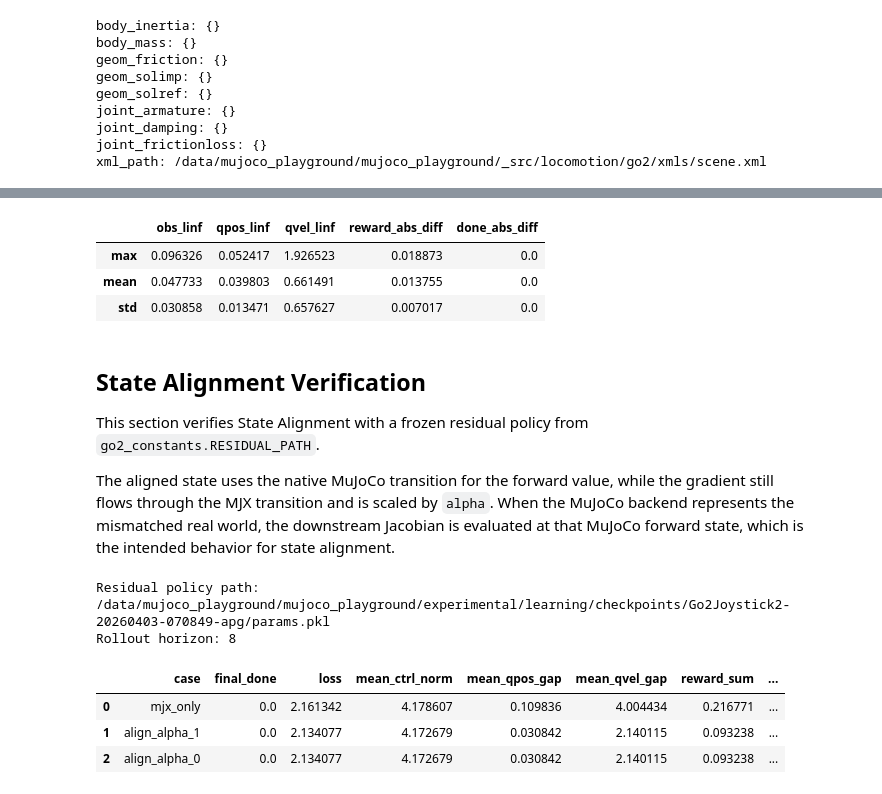
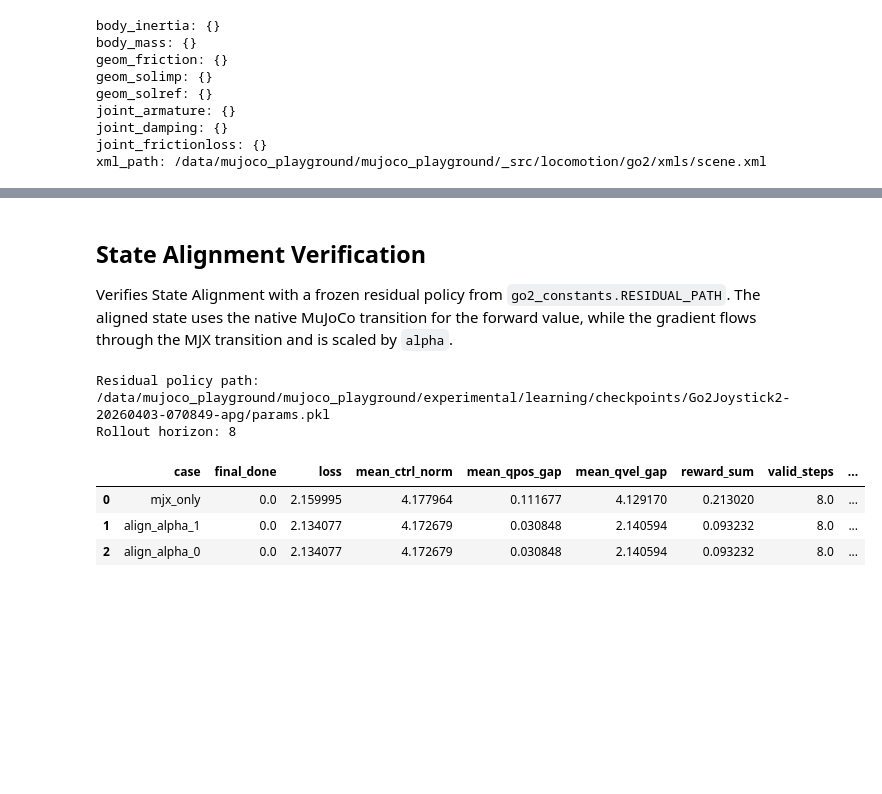
Before and after one commit to MacQWER/mujoco_playground, a Jupyter notebook: mujoco_playground/experimental/learning/real_world_fine_tuning.ipynb, the cells around one changed output, grey strips where cells are left out. Drawn from its saved outputs; the diff is of its cells as text; code cells hidden in the pictures; blank space fills up the shorter version.

Commit message:
Implemented state alignment

```diff
--- a/mujoco_playground/experimental/learning/real_world_fine_tuning.ipynb
+++ b/mujoco_playground/experimental/learning/real_world_fine_tuning.ipynb
@@ -216,14 +83,4 @@ plt.show()
-# %%
-summary = consistency_df[plot_cols].agg(["max", "mean", "std"])
-summary
-# %% [output]
-|  | obs_linf | qpos_linf | qvel_linf | reward_abs_diff | done_abs_diff |
-| max | 0.096326 | 0.052417 | 1.926523 | 0.018873 | 0.0 |
-| mean | 0.047733 | 0.039803 | 0.661491 | 0.013755 | 0.0 |
-| std | 0.030858 | 0.013471 | 0.657627 | 0.007017 | 0.0 |
 # %% [markdown]
 ## State Alignment Verification
 
-This section verifies State Alignment with a frozen residual policy from `go2_constants.RESIDUAL_PATH`.
-
-The aligned state uses the native MuJoCo transition for the forward value, while the gradient still flows through the MJX transition and is scaled by `alpha`. When the MuJoCo backend represents the mismatched real world, the downstream Jacobian is evaluated at that MuJoCo forward state, which is the intended behavior for state alignment.
+Verifies State Alignment with a frozen residual policy from `go2_constants.RESIDUAL_PATH`. The aligned state uses the native MuJoCo transition for the forward value, while the gradient flows through the MJX transition and is scaled by `alpha`.
@@ -263,56 +87,51 @@ def verification_loss_fn(env, data):
 # %%
 rollout_horizon = 8
 
-mjx_cfg_align, mj_cfg_align = make_alignment_configs(use_mjx_xml_for_mujoco=True)
+EnvCls_mjx, EnvCls_mj, mjx_cfg_align, mj_cfg_align = ValidationTools.make_alignment_configs(use_mjx_xml_for_mujoco=True)
 
-mjx_env_align = JoystickGo2(config=mjx_cfg_align)
-mj_env_align = JoystickGo2Mujoco(config=mj_cfg_align)
+mjx_env_align = EnvCls_mjx(config=mjx_cfg_align)
+mj_env_align = EnvCls_mj(config=mj_cfg_align)
 state_alignment_manager = manager_lib.StateAlignmentManager(mjx_env_align, mj_env_align)
 
 residual_policy = state_alignment_lib.load_residual_inference_fn(consts.RESIDUAL_PATH)
 
-rng = jax.random.PRNGKey(0)
-state_align_mjx = mjx_env_align.reset(rng)
-state_align_mj = mj_env_align.reset(rng)
+state_align_mjx = mjx_env_align.reset(jax.random.PRNGKey(0))
+state_align_mj = mj_env_align.reset(jax.random.PRNGKey(0))
 
 mjx_step, align_step = state_alignment_manager.make_step_fns(
     initial_mjx_state=state_align_mjx,
     initial_native_state=state_align_mj,
     policy_fn=residual_policy,
     horizon=rollout_horizon,
-    loss_fn=verification_loss_fn,
+    loss_fn=ValidationTools.verification_loss_fn,
 )
-
-policy_rng = jax.random.PRNGKey(123)
-test_action, test_aux = residual_policy(state_align_mjx.obs, policy_rng)
-test_action.shape
 
 eta0 = jp.array(1.0, dtype=state_align_mjx.data.qpos.dtype)
 alpha1 = jp.array(1.0, dtype=state_align_mjx.data.qpos.dtype)
 alpha0 = jp.array(0.0, dtype=state_align_mjx.data.qpos.dtype)
 
 metrics_mjx = mjx_step(eta0)
 metrics_alpha1 = align_step(eta0, alpha1)
 metrics_alpha0 = align_step(eta0, alpha0)
 
 grad_mjx = jax.grad(lambda eta: mjx_step(eta)["loss"])(eta0)
 grad_alpha1 = jax.grad(lambda eta: align_step(eta, alpha1)["loss"])(eta0)
 grad_alpha0 = jax.grad(lambda eta: align_step(eta, alpha0)["loss"])(eta0)
 
 verification_df = pd.DataFrame([
     {"case": "mjx_only", **{k: float(v) for k, v in metrics_mjx.items()}, "grad_dloss_deta": float(grad_mjx)},
     {"case": "align_alpha_1", **{k: float(v) for k, v in metrics_alpha1.items()}, "grad_dloss_deta": float(grad_alpha1)},
     {"case": "align_alpha_0", **{k: float(v) for k, v in metrics_alpha0.items()}, "grad_dloss_deta": float(grad_alpha0)},
 ])
 verification_df["grad_abs_diff_vs_mjx"] = np.abs(verification_df["grad_dloss_deta"] - float(grad_mjx))
 
 print("Residual policy path:", consts.RESIDUAL_PATH)
 print("Rollout horizon:", rollout_horizon)
 verification_df
 # %% [output]
 Residual policy path: /data/mujoco_playground/mujoco_playground/experimental/learning/checkpoints/Go2Joystick2-20260403-070849-apg/params.pkl
 Rollout horizon: 8
-|  | case | final_done | loss | mean_ctrl_norm | mean_qpos_gap | mean_qvel_gap | reward_sum | ... |
-| 0 | mjx_only | 0.0 | 2.161342 | 4.178607 | 0.109836 | 4.004434 | 0.216771 | ... |
-| 1 | align_alpha_1 | 0.0 | 2.134077 | 4.172679 | 0.030842 | 2.140115 | 0.093238 | ... |
-| 2 | align_alpha_0 | 0.0 | 2.134077 | 4.172679 | 0.030842 | 2.140115 | 0.093238 | ... |
+|  | case | final_done | loss | mean_ctrl_norm | mean_qpos_gap | mean_qvel_gap | reward_sum | valid_steps | ... |
+| 0 | mjx_only | 0.0 | 2.159995 | 4.177964 | 0.111677 | 4.129170 | 0.213020 | 8.0 | ... |
+| 1 | align_alpha_1 | 0.0 | 2.134077 | 4.172679 | 0.030848 | 2.140594 | 0.093232 | 8.0 | ... |
+| 2 | align_alpha_0 | 0.0 | 2.134077 | 4.172679 | 0.030848 | 2.140594 | 0.093232 | 8.0 | ... |
```
Also changed, not shown: parts of 20 cells of this notebook, 7 other files.
